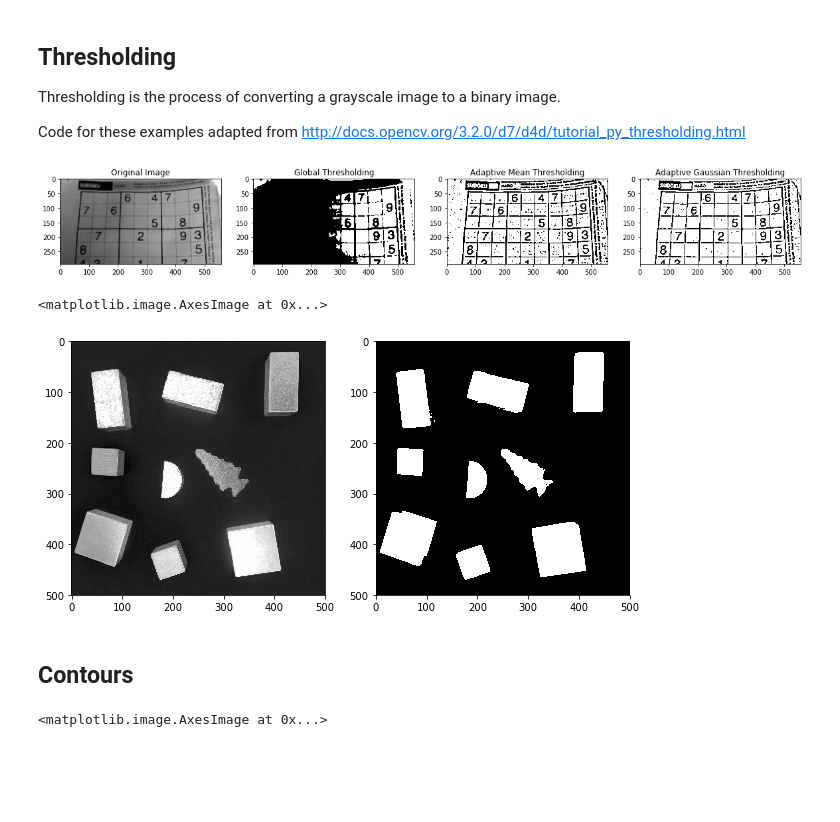
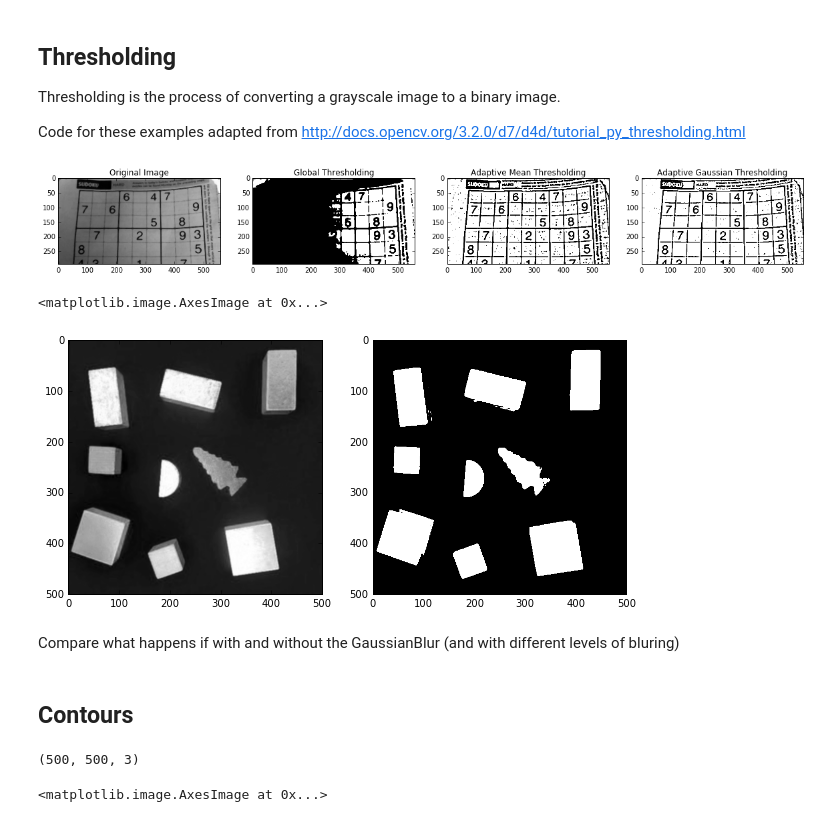
Before and after one commit to finnhacks42/opencv-play, a Jupyter notebook: templates/OpenCV tutorial.ipynb, the cells around one changed output. Cells and saved outputs as stored; diff of their text form; code cells hidden in the pictures; blank space fills up the shorter version.

```diff
--- a/templates/OpenCV tutorial.ipynb
+++ b/templates/OpenCV tutorial.ipynb
@@ -90,25 +90,32 @@ th2 = cv2.adaptiveThreshold(img,255,cv2.ADAPTIVE_THRESH_MEAN_C,cv2.THRESH_BINARY
 th3 = cv2.adaptiveThreshold(img,255,cv2.ADAPTIVE_THRESH_GAUSSIAN_C,cv2.THRESH_BINARY,11,2)
 titles = ['Original Image', 'Global Thresholding',
           'Adaptive Mean Thresholding', 'Adaptive Gaussian Thresholding']
-images = [img, th1, th2, th3]
-fig, ax = plt.subplots(1,len(images),figsize=(20,5))
-for indx,img in enumerate(images):
+threshold_images = [img, th1, th2, th3]
+fig, ax = plt.subplots(1,len(threshold_images),figsize=(20,5))
+for indx,img in enumerate(threshold_images):
     ax[indx].imshow(img,cmap="gray")
     ax[indx].set_title(titles[indx])
 # %% [output]
-[figure, old version]
+[figure, new version]
 # %%
 # Otsu's thresholding
 img = hsv_images[0][:,:,1] #extract just the saturation channel from our block picture.
-ret3,th3 = cv2.threshold(blur,0,255,cv2.THRESH_BINARY+cv2.THRESH_OTSU)
+img = cv2.GaussianBlur(img,(5,5),0)
+ret3,th3 = cv2.threshold(img,0,255,cv2.THRESH_BINARY+cv2.THRESH_OTSU)
 fig,ax = plt.subplots(1,2,figsize=(10,5))
 ax[0].imshow(img,cmap="gray")
 ax[1].imshow(th3,cmap="gray")
 # %% [output]
 <matplotlib.image.AxesImage at 0x...>
-[figure, old version]
+[figure, new version]
+# %% [markdown]
+Compare what happens if with and without the GaussianBlur (and with different levels of bluring)
 # %% [markdown]
 ## Contours
+# %%
+images[0].shape
+# %% [output]
+(500, 500, 3)
 # %%
 fig,ax = plt.subplots(1,4,figsize=(20,6))
 im = cv2.bitwise_not(cv2.cvtColor(images[0],cv2.COLOR_BGR2GRAY))
```
Also changed, not shown: parts of 15 cells of this notebook.
